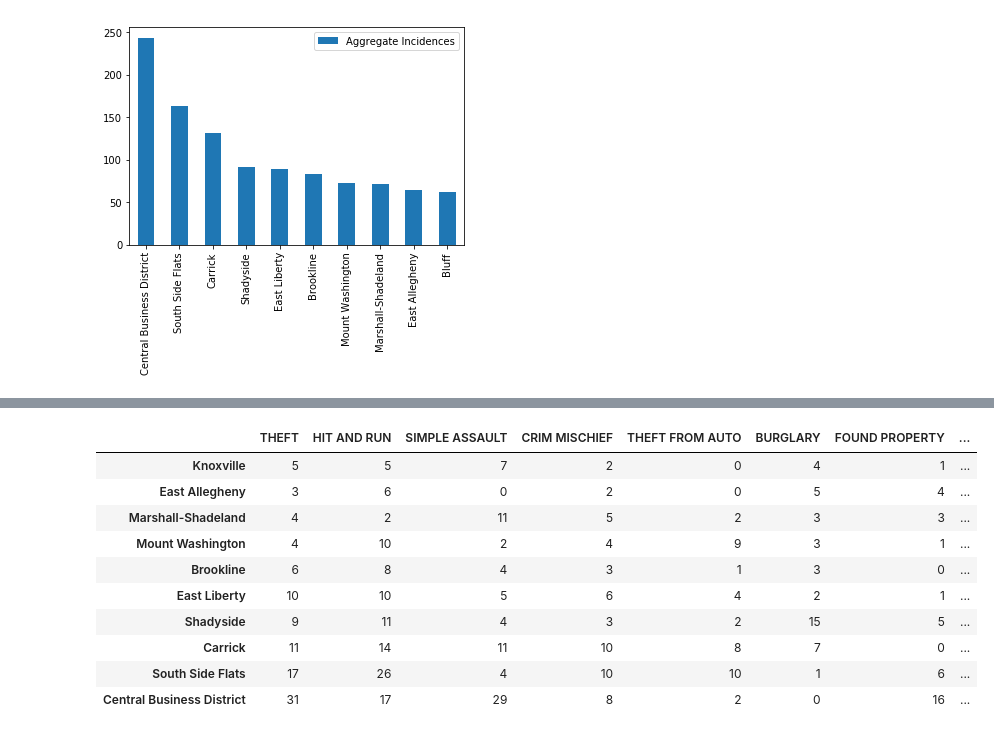
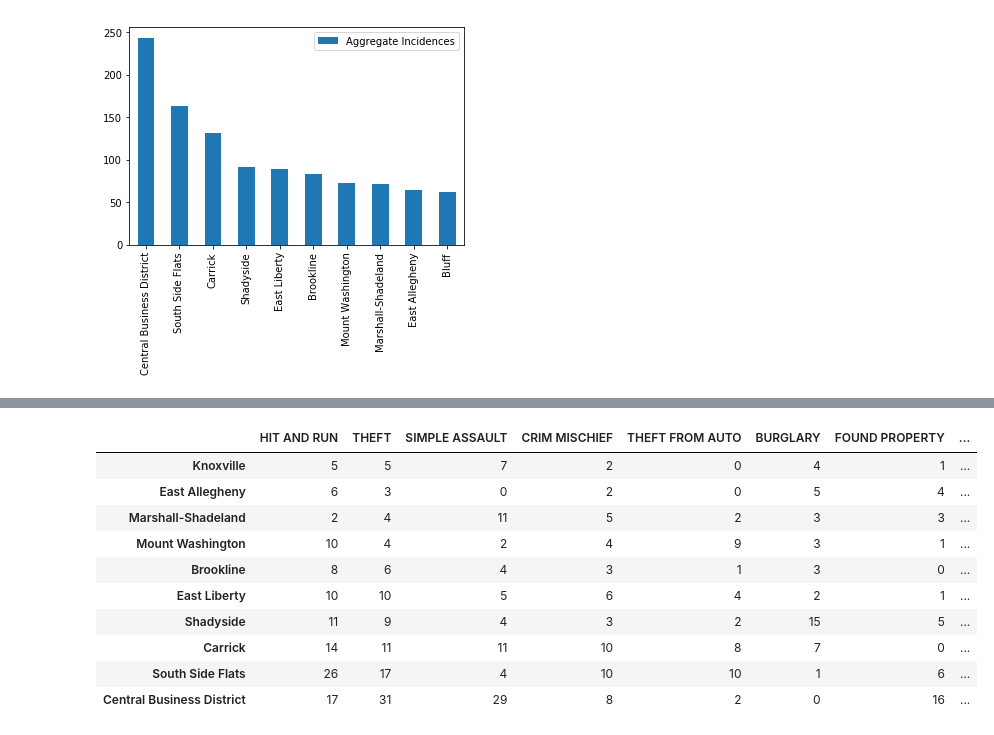
Before and after one commit to alucchitti/BigIdeasFinal, a Jupyter notebook: final-project.ipynb, the cells around one changed output, grey strips where cells are left out. Saved outputs shown, nothing was run; the diff lists cells and outputs as text; code cells hidden in the pictures.

```diff
--- a/final-project.ipynb
+++ b/final-project.ipynb
@@ -12,7 +13,7 @@ import numpy as np
 # %%
 # load in the police incident data file
-policeData = pd.read_csv("https://data.wprdc.org/datastore/dump/1797ead8-8262-41cc-9099-cbc8a161924b")
-# drop line with insufficient data
+policeData = pd.read_csv("police-incident-blotter.csv")
+# drop lines with insufficient data
 policeData.drop([994,1398,1405,1413,1414,1534,1552,1583,1600,1797,1873,2197,2204,2206,2348,2489,2496,2512,2522,2637,2639,2715,2725,2796,2801,2964,3081], axis=0)
 policeData.head(10)
 # %% [output]
@@ -53,6 +54,6 @@ neighborhoodCounts.head(10).plot.bar()
 # %%
 #Looking at list in opposite order
 neighborhoodCounts = pd.DataFrame(policeData['INCIDENTNEIGHBORHOOD'].value_counts().sort_values(ascending=True))
-neighborhoodCounts.rename(columns = {'INCIDENTNEIGHBORHOOD':'Aggregate Incidences'})
+neighborhoodCounts.rename(columns = {'INCIDENTNEIGHBORHOOD':'Incidences'}, inplace=True)
 neighborhoodCounts.head(10)
 # %% [output]
@@ -70,7 +71,6 @@ neighborhoodCounts.head(10)
 # %%
 #Deleting irrelevant data
-editedNC = neighborhoodCounts.copy()
-editedNC.drop(["Outside County"], inplace=True)
-editedNC.drop(["Outside State"], inplace=True)
+neighborhoodCounts.drop(["Outside County"], inplace=True)
+neighborhoodCounts.drop(["Outside State"], inplace=True)
 # %%
 #plotting totals with bar graph
@@ -104,48 +106,48 @@ offenseCounts
 # %%
 #Looking into the types of offenses for neighborhoods
-offensesDF = pd.DataFrame(index =[neighborhoodCounts.index.values], columns=["THEFT", "HIT AND RUN", "SIMPLE ASSAULT", "CRIM MISCHIEF", "THEFT FROM AUTO", "BURGLARY", "FOUND PROPERTY", "HARRASSMENT", "ROBBERY", "STOLEN PROPERTY"])
+offensesDF = pd.DataFrame(index =[neighborhoodCounts.index.values], columns=["HIT AND RUN", "THEFT", "SIMPLE ASSAULT", "CRIM MISCHIEF", "THEFT FROM AUTO", "BURGLARY", "FOUND PROPERTY", "HARRASSMENT", "ROBBERY", "STOLEN PROPERTY"])
 for row in range(len(offensesDF)):
     for column in range(len(offensesDF.columns)):
         offensesDF.iat[row,column] = 0
-#num = 0
+
 currNeighborhood = ""
 offense = ""
 for row in range(len(policeData)) :
     currNeighborhood = policeData.iat[row,6]
     offense = policeData.iat[row,8]
     if(currNeighborhood in offensesDF.index):
-        if(offense=="THEFT"):
+        if(offense=="HIT AND RUN"):
+            offensesDF.loc[currNeighborhood, "HIT AND RUN"] += 1
+        elif(offense=="THEFT"):
             offensesDF.loc[currNeighborhood, "THEFT"] += 1
-        elif(offense=="HIT AND RUN"):
-            offensesDF.loc[currNeighborhood, "HIT AND RUN"] += 1
         elif(offense=="SIMPLE ASSAULT"):
             offensesDF.loc[currNeighborhood, "SIMPLE ASSAULT"] += 1
         elif(offense=="CRIM MISCHIEF"):
             offensesDF.loc[currNeighborhood, "CRIM MISCHIEF"] += 1
         elif(offense=="THEFT FROM AUTO"):
             offensesDF.loc[currNeighborhood, "THEFT FROM AUTO"] += 1
         elif(offense=="BURGLARY"):
             offensesDF.loc[currNeighborhood, "BURGLARY"] += 1
         elif(offense=="FOUND PROPERTY"):
             offensesDF.loc[currNeighborhood, "FOUND PROPERTY"] += 1
         elif(offense=="HARRASSMENT"):
             offensesDF.loc[currNeighborhood, "HARRASSMENT"] += 1
         elif(offense=="ROBBERY"):
             offensesDF.loc[currNeighborhood, "ROBBERY"] += 1
         elif(offense=="STOLEN PROPERTY"):
             offensesDF.loc[currNeighborhood, "STOLEN PROPERTY"] += 1
 
 # Most UNsafe neighborhoods
 offensesDF.tail(10)
 # %% [output]
-|  | THEFT | HIT AND RUN | SIMPLE ASSAULT | CRIM MISCHIEF | THEFT FROM AUTO | BURGLARY | FOUND PROPERTY | ... |
+|  | HIT AND RUN | THEFT | SIMPLE ASSAULT | CRIM MISCHIEF | THEFT FROM AUTO | BURGLARY | FOUND PROPERTY | ... |
 | Knoxville | 5 | 5 | 7 | 2 | 0 | 4 | 1 | ... |
-| East Allegheny | 3 | 6 | 0 | 2 | 0 | 5 | 4 | ... |
-| Marshall-Shadeland | 4 | 2 | 11 | 5 | 2 | 3 | 3 | ... |
-| Mount Washington | 4 | 10 | 2 | 4 | 9 | 3 | 1 | ... |
-| Brookline | 6 | 8 | 4 | 3 | 1 | 3 | 0 | ... |
+| East Allegheny | 6 | 3 | 0 | 2 | 0 | 5 | 4 | ... |
+| Marshall-Shadeland | 2 | 4 | 11 | 5 | 2 | 3 | 3 | ... |
+| Mount Washington | 10 | 4 | 2 | 4 | 9 | 3 | 1 | ... |
+| Brookline | 8 | 6 | 4 | 3 | 1 | 3 | 0 | ... |
 | East Liberty | 10 | 10 | 5 | 6 | 4 | 2 | 1 | ... |
-| Shadyside | 9 | 11 | 4 | 3 | 2 | 15 | 5 | ... |
-| Carrick | 11 | 14 | 11 | 10 | 8 | 7 | 0 | ... |
-| South Side Flats | 17 | 26 | 4 | 10 | 10 | 1 | 6 | ... |
-| Central Business District | 31 | 17 | 29 | 8 | 2 | 0 | 16 | ... |
+| Shadyside | 11 | 9 | 4 | 3 | 2 | 15 | 5 | ... |
+| Carrick | 14 | 11 | 11 | 10 | 8 | 7 | 0 | ... |
+| South Side Flats | 26 | 17 | 4 | 10 | 10 | 1 | 6 | ... |
+| Central Business District | 17 | 31 | 29 | 8 | 2 | 0 | 16 | ... |
```
Also changed, not shown: parts of 24 cells of this notebook, 2 other files.
